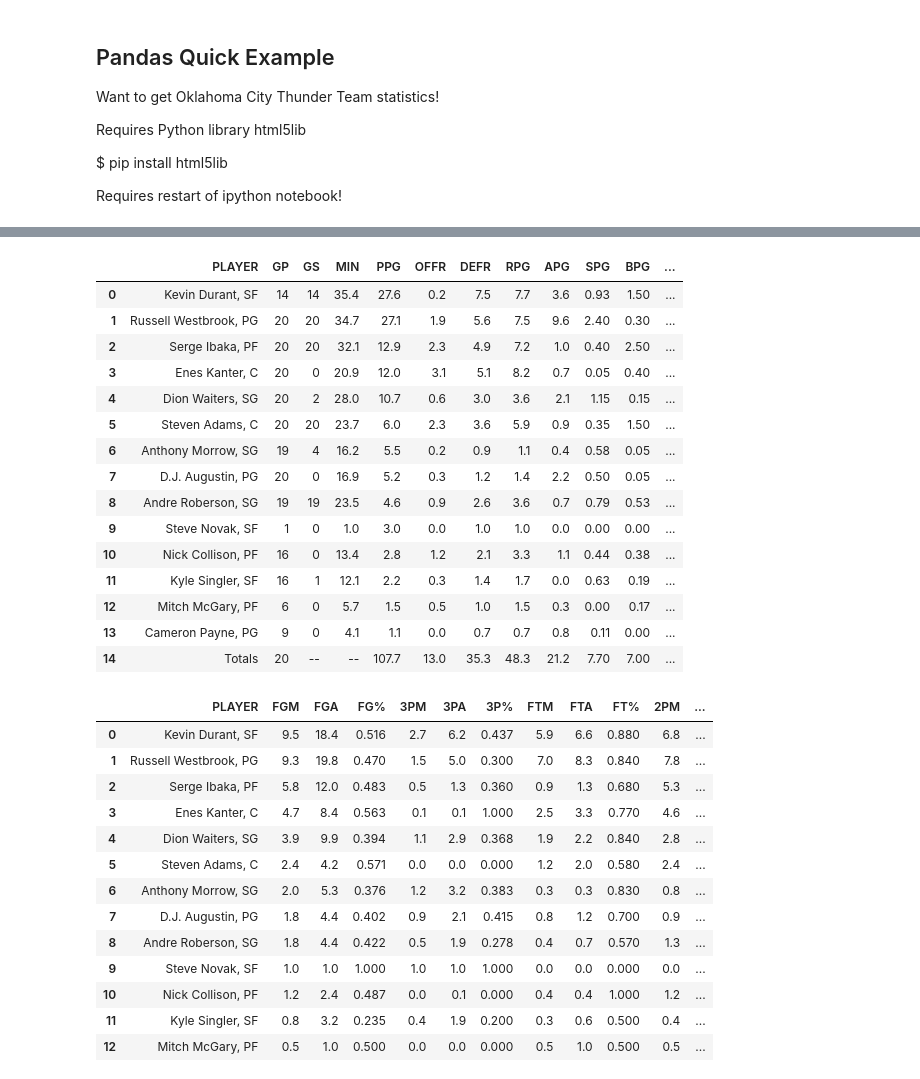
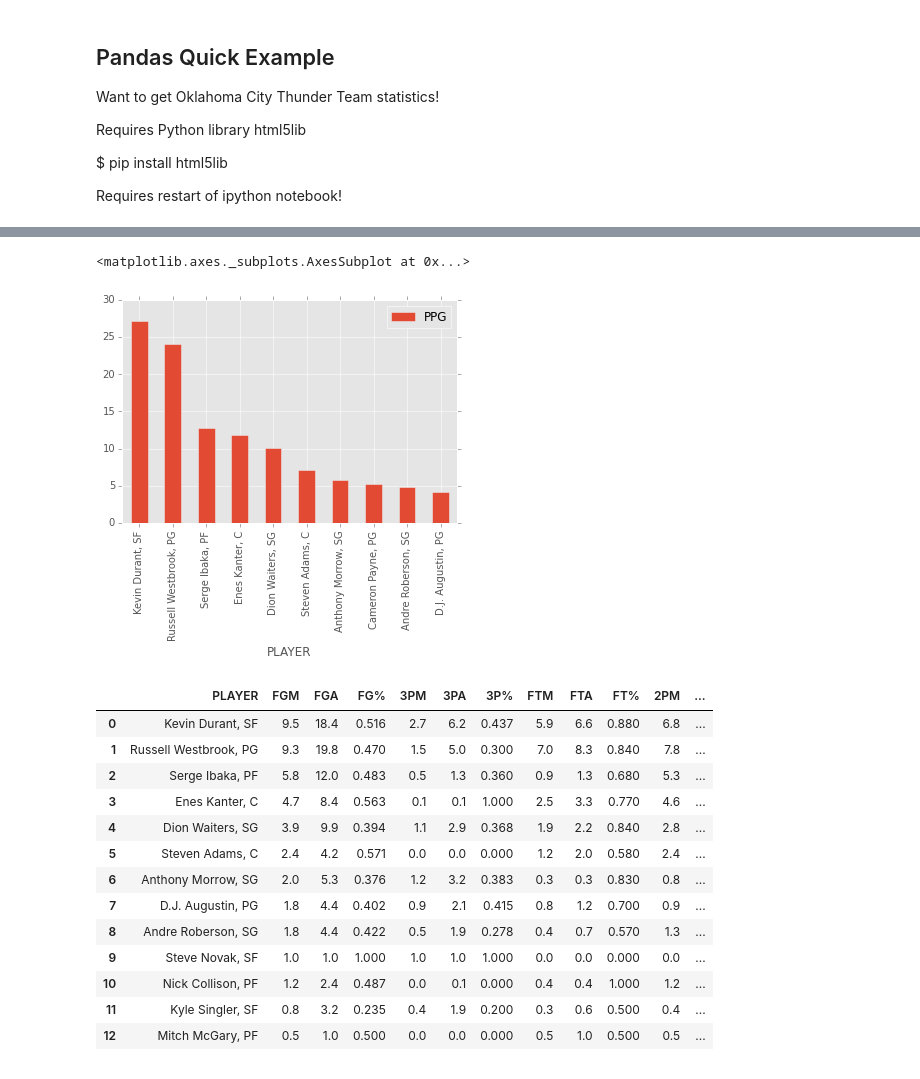
Before and after one commit to ouinformatics/swc_beautiful_soup, a Jupyter notebook: web_scraping.ipynb, the cells around one changed output, grey strips where cells are left out. Saved outputs shown, nothing was run; the diff lists cells and outputs as text; code cells hidden in the pictures.

```diff
--- a/web_scraping.ipynb
+++ b/web_scraping.ipynb
@@ -415,19 +443,0 @@ data = pd.read_html(espn_okc_thunder,skiprows=1,header=0)
-# %%
-data[0]
-# %% [output]
-|  | PLAYER | GP | GS | MIN | PPG | OFFR | DEFR | RPG | APG | SPG | BPG | ... |
-| 0 | Kevin Durant, SF | 14 | 14 | 35.4 | 27.6 | 0.2 | 7.5 | 7.7 | 3.6 | 0.93 | 1.50 | ... |
-| 1 | Russell Westbrook, PG | 20 | 20 | 34.7 | 27.1 | 1.9 | 5.6 | 7.5 | 9.6 | 2.40 | 0.30 | ... |
-| 2 | Serge Ibaka, PF | 20 | 20 | 32.1 | 12.9 | 2.3 | 4.9 | 7.2 | 1.0 | 0.40 | 2.50 | ... |
-| 3 | Enes Kanter, C | 20 | 0 | 20.9 | 12.0 | 3.1 | 5.1 | 8.2 | 0.7 | 0.05 | 0.40 | ... |
-| 4 | Dion Waiters, SG | 20 | 2 | 28.0 | 10.7 | 0.6 | 3.0 | 3.6 | 2.1 | 1.15 | 0.15 | ... |
-| 5 | Steven Adams, C | 20 | 20 | 23.7 | 6.0 | 2.3 | 3.6 | 5.9 | 0.9 | 0.35 | 1.50 | ... |
-| 6 | Anthony Morrow, SG | 19 | 4 | 16.2 | 5.5 | 0.2 | 0.9 | 1.1 | 0.4 | 0.58 | 0.05 | ... |
-| 7 | D.J. Augustin, PG | 20 | 0 | 16.9 | 5.2 | 0.3 | 1.2 | 1.4 | 2.2 | 0.50 | 0.05 | ... |
-| 8 | Andre Roberson, SG | 19 | 19 | 23.5 | 4.6 | 0.9 | 2.6 | 3.6 | 0.7 | 0.79 | 0.53 | ... |
-| 9 | Steve Novak, SF | 1 | 0 | 1.0 | 3.0 | 0.0 | 1.0 | 1.0 | 0.0 | 0.00 | 0.00 | ... |
-| 10 | Nick Collison, PF | 16 | 0 | 13.4 | 2.8 | 1.2 | 2.1 | 3.3 | 1.1 | 0.44 | 0.38 | ... |
-| 11 | Kyle Singler, SF | 16 | 1 | 12.1 | 2.2 | 0.3 | 1.4 | 1.7 | 0.0 | 0.63 | 0.19 | ... |
-| 12 | Mitch McGary, PF | 6 | 0 | 5.7 | 1.5 | 0.5 | 1.0 | 1.5 | 0.3 | 0.00 | 0.17 | ... |
-| 13 | Cameron Payne, PG | 9 | 0 | 4.1 | 1.1 | 0.0 | 0.7 | 0.7 | 0.8 | 0.11 | 0.00 | ... |
-| 14 | Totals | 20 | -- | -- | 107.7 | 13.0 | 35.3 | 48.3 | 21.2 | 7.70 | 7.00 | ... |
@@ -434,3 +446,11 @@ data[0]
+# %%
+import matplotlib
+matplotlib.style.use('ggplot')
+# %%
+data[0][:10].plot(x='PLAYER',y='PPG',kind='bar')
+# %% [output]
+<matplotlib.axes._subplots.AxesSubplot at 0x...>
+[figure, added]
 # %%
 data[1]
 # %% [output]
```
Also changed, not shown: parts of 10 cells of this notebook, 1 other file.
